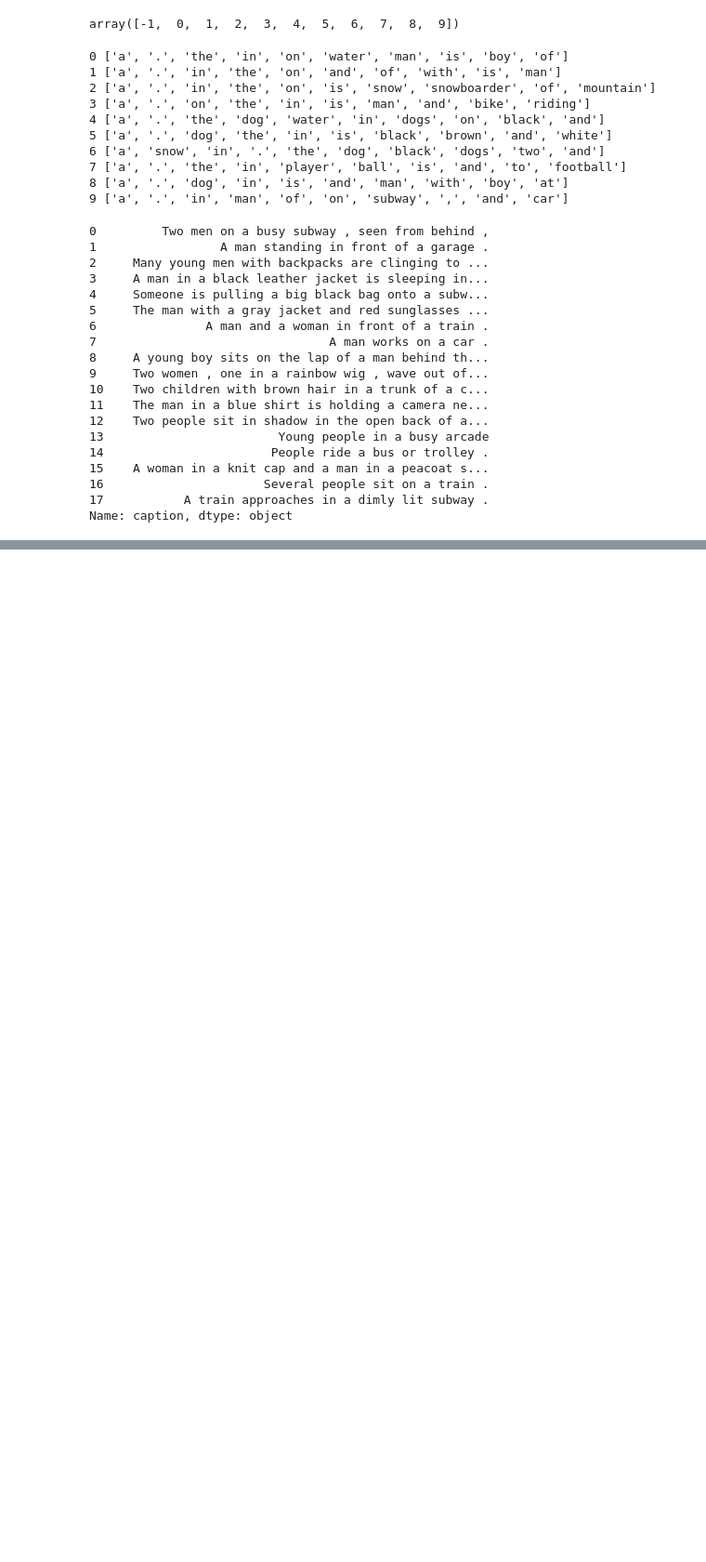
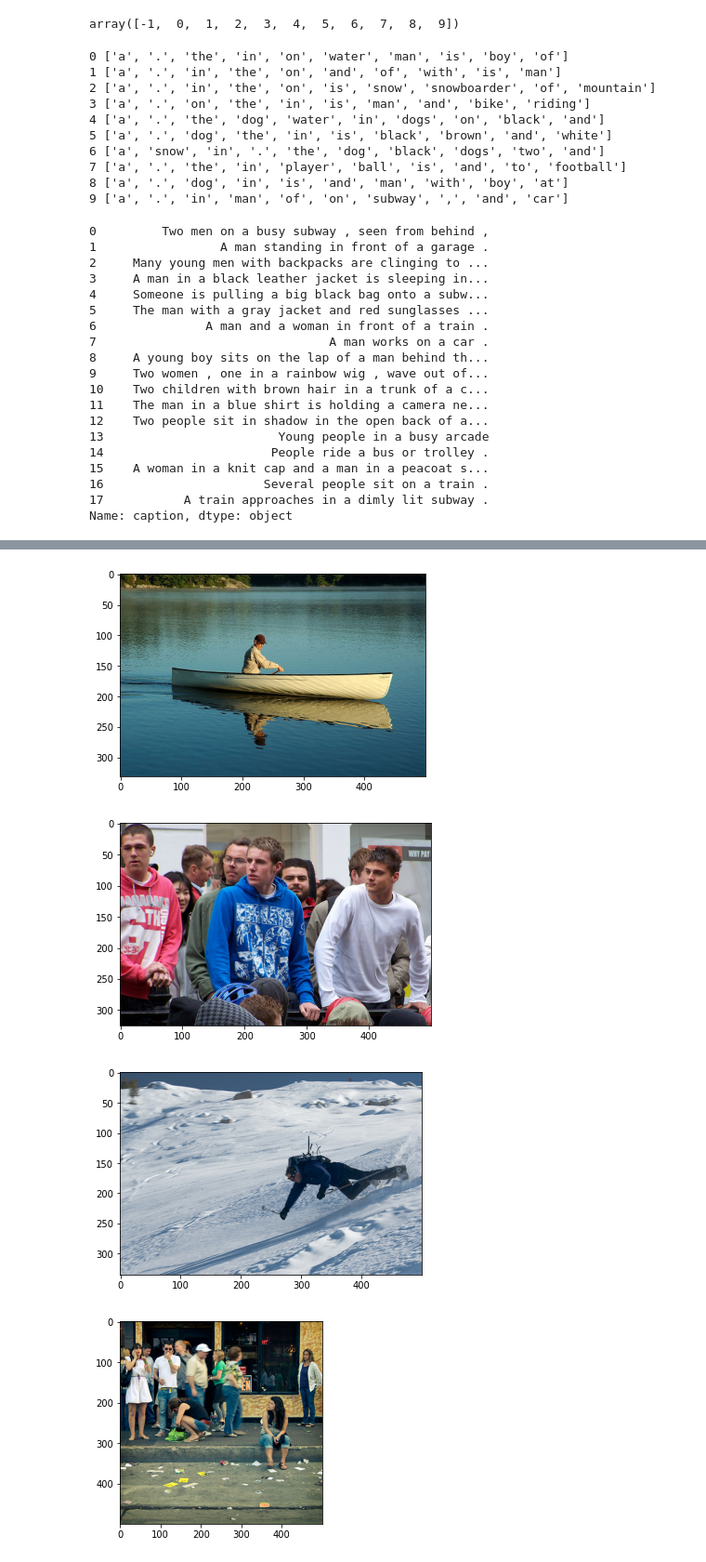
Before and after one commit to yemyemyem/sempix20, a Jupyter notebook: notebooks/joint_space_analysis.ipynb, the cells around one changed output, grey strips where cells are left out. Shown at 93% size. Drawn from its saved outputs; the diff is of its cells as text; code cells hidden in the pictures; blank space fills up the shorter version.

```diff
--- a/notebooks/joint_space_analysis.ipynb
+++ b/notebooks/joint_space_analysis.ipynb
@@ -213,0 +219,10 @@ ax.grid()
+# %%
+for img in images[l == 0][:10]:
+    im = Image.open(image_path / img)
+    plt.imshow(im)
+    plt.show()
+# %% [output]
+[figure, added]
+[figure, added]
+[figure, added]
+[figure, added]
```
Also changed, not shown: parts of 11 cells of this notebook.
